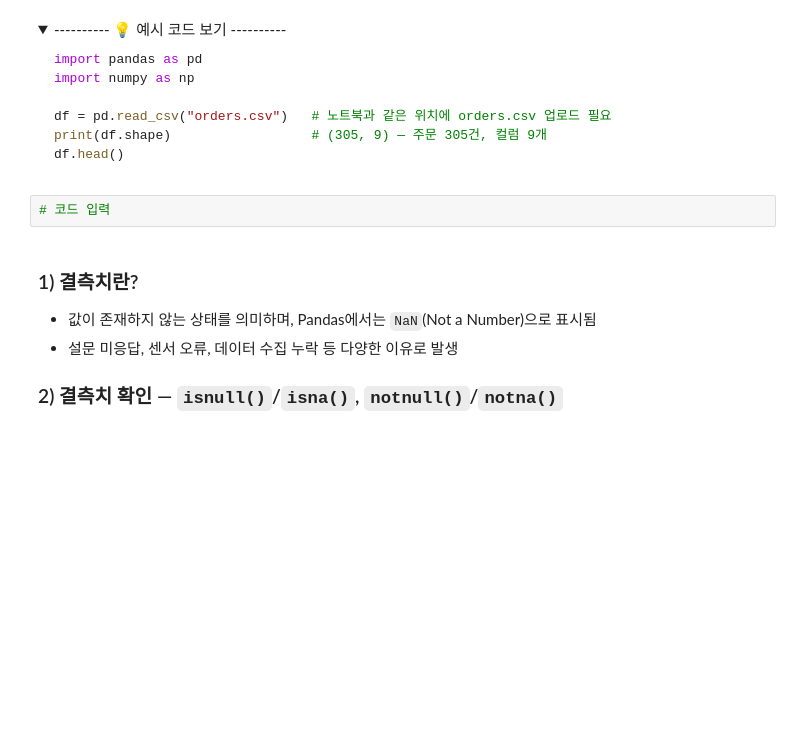
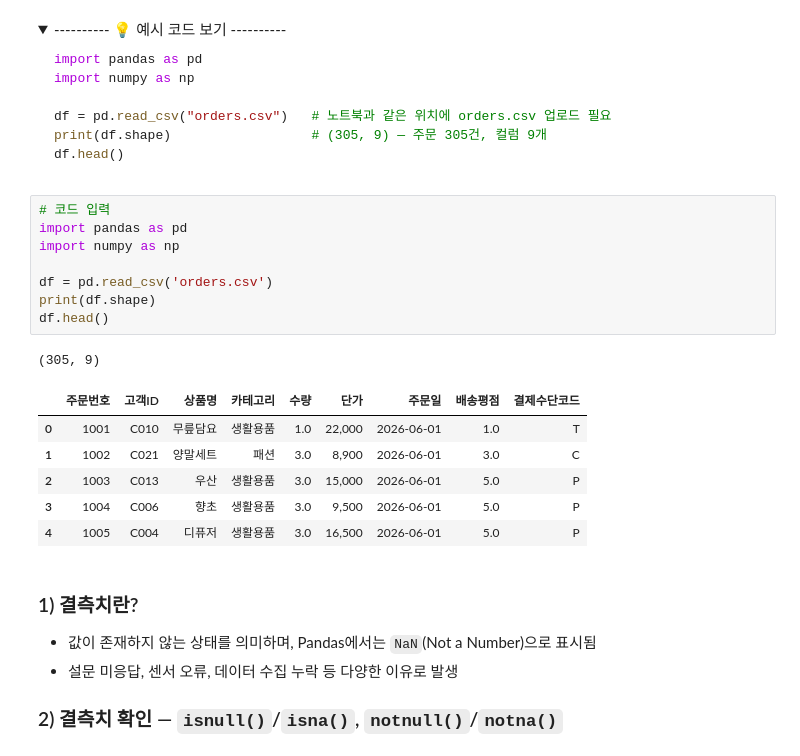
Before and after one commit to qnrPwjd/EST_AI_Challengers_Code, a Jupyter notebook: Week2/CH09_데이터전처리.ipynb, the cells around one changed output. Saved outputs shown, nothing was run; the diff lists cells and outputs as text; folded sections open; blank space fills up the shorter version.

```diff
--- a/Week2/CH09_데이터전처리.ipynb
+++ b/Week2/CH09_데이터전처리.ipynb
@@ -78,6 +80,20 @@ df.head()
 </details>
 # %%
 # 코드 입력
+import pandas as pd
+import numpy as np
+
+df = pd.read_csv('orders.csv')
+print(df.shape)
+df.head()
+# %% [output]
+(305, 9)
+|  | 주문번호 | 고객ID | 상품명 | 카테고리 | 수량 | 단가 | 주문일 | 배송평점 | 결제수단코드 |
+| 0 | 1001 | C010 | 무릎담요 | 생활용품 | 1.0 | 22,000 | 2026-06-01 | 1.0 | T |
+| 1 | 1002 | C021 | 양말세트 | 패션 | 3.0 | 8,900 | 2026-06-01 | 3.0 | C |
+| 2 | 1003 | C013 | 우산 | 생활용품 | 3.0 | 15,000 | 2026-06-01 | 5.0 | P |
+| 3 | 1004 | C006 | 향초 | 생활용품 | 3.0 | 9,500 | 2026-06-01 | 5.0 | P |
+| 4 | 1005 | C004 | 디퓨저 | 생활용품 | 3.0 | 16,500 | 2026-06-01 | 5.0 | P |
 # %% [markdown]
 ### 1) 결측치란?
 
```
Also changed, not shown: parts of 35 cells of this notebook.
